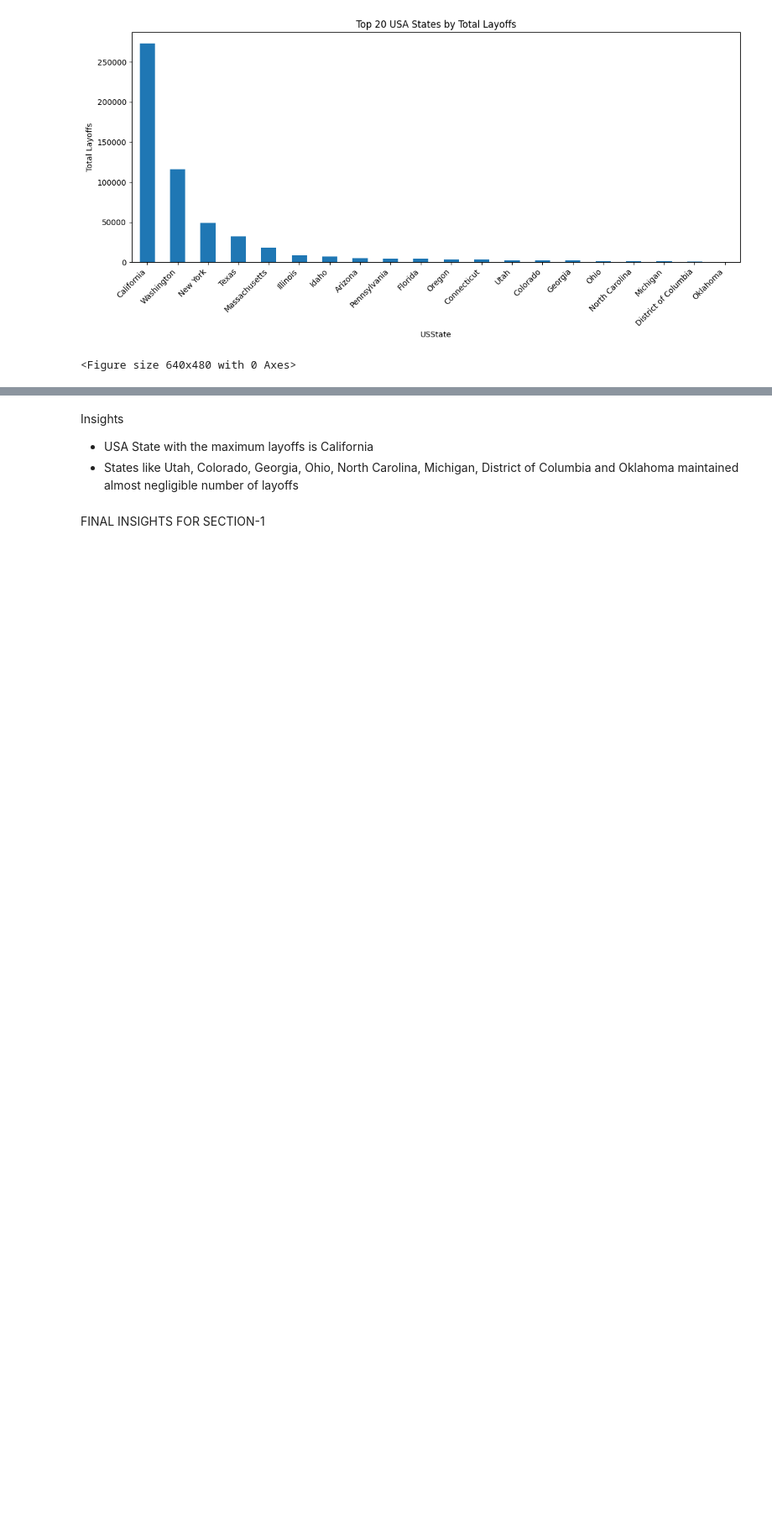
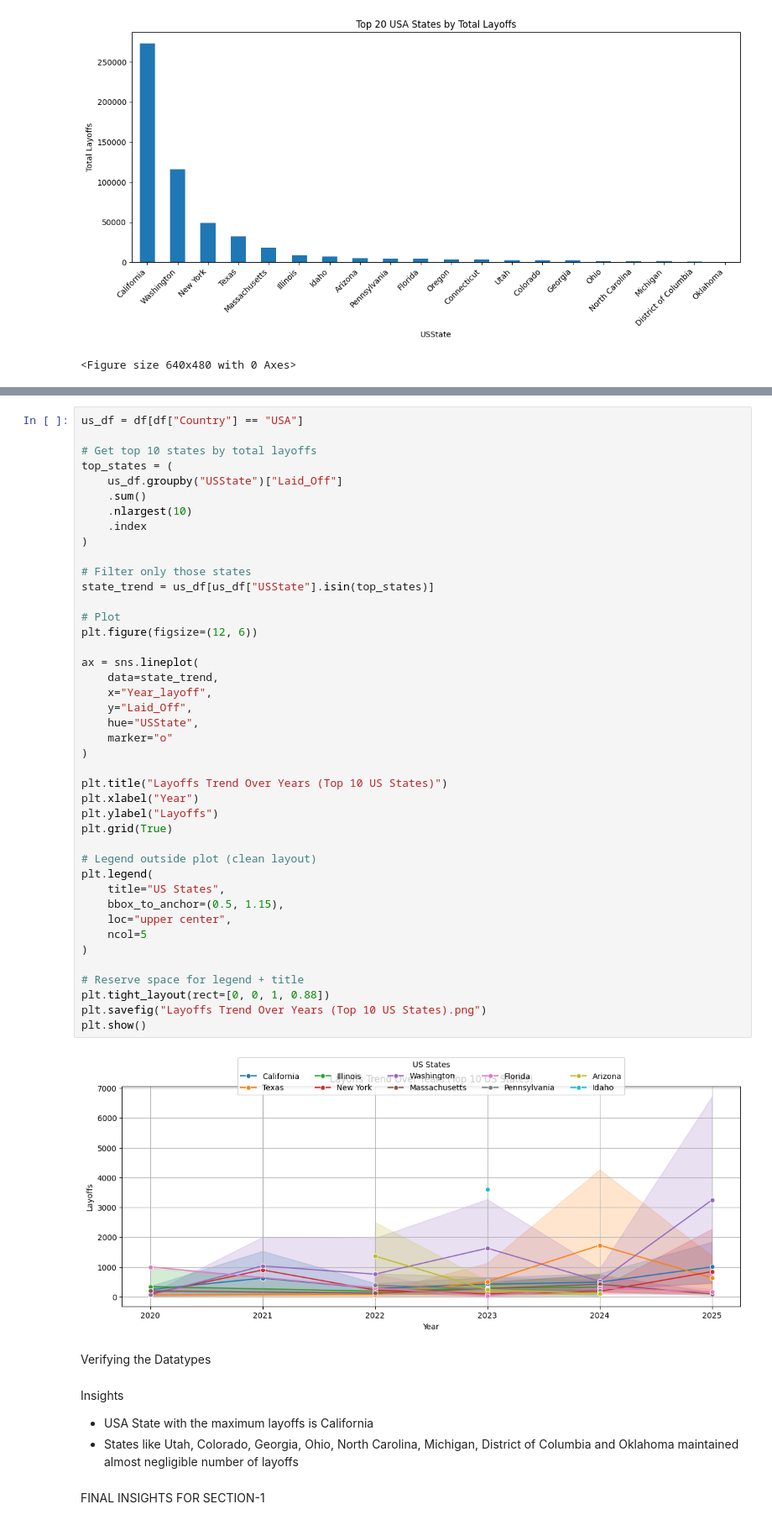
Before and after one commit to Ridima28/Global-Tech-Layoff-Analysis, a Jupyter notebook: layoff-eda.ipynb, the cells around one changed output, grey strips where cells are left out. Shown at 84% size. Drawn from its saved outputs; the diff is of its cells as text; blank space fills up the shorter version.

```diff
--- a/layoff-eda.ipynb
+++ b/layoff-eda.ipynb
@@ -447,3 +481,49 @@ Name: Laid_Off, dtype: float64
+# %%
+us_df = df[df["Country"] == "USA"]
+
+# Get top 10 states by total layoffs
+top_states = (
+    us_df.groupby("USState")["Laid_Off"]
+    .sum()
+    .nlargest(10)
+    .index
+)
+
+# Filter only those states
+state_trend = us_df[us_df["USState"].isin(top_states)]
+
+# Plot
+plt.figure(figsize=(12, 6))
+
+ax = sns.lineplot(
+    data=state_trend,
+    x="Year_layoff",
+    y="Laid_Off",
+    hue="USState",
+    marker="o"
+)
+
+plt.title("Layoffs Trend Over Years (Top 10 US States)")
+plt.xlabel("Year")
+plt.ylabel("Layoffs")
+plt.grid(True)
+
+# Legend outside plot (clean layout)
+plt.legend(
+    title="US States",
+    bbox_to_anchor=(0.5, 1.15),
+    loc="upper center",
+    ncol=5
+)
+
+# Reserve space for legend + title
+plt.tight_layout(rect=[0, 0, 1, 0.88])
+plt.savefig("Layoffs Trend Over Years (Top 10 US States).png")
+plt.show()
+# %% [output]
+[figure, added]
+# %% [markdown]
+Verifying the Datatypes
 # %% [markdown]
 Insights
   - USA State with the maximum layoffs is California
```
Also changed, not shown: parts of 1 cell of this notebook, 2 other files.
